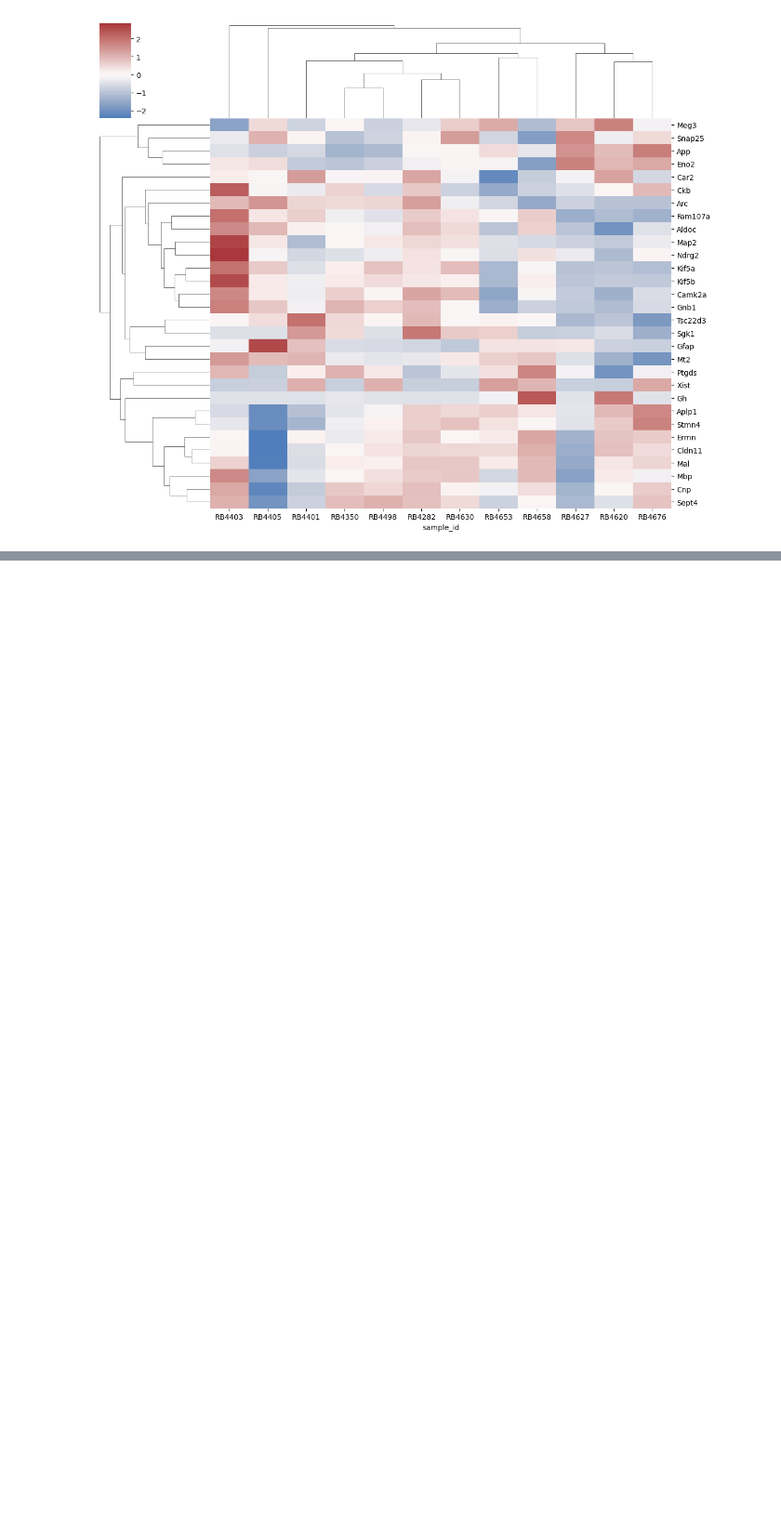
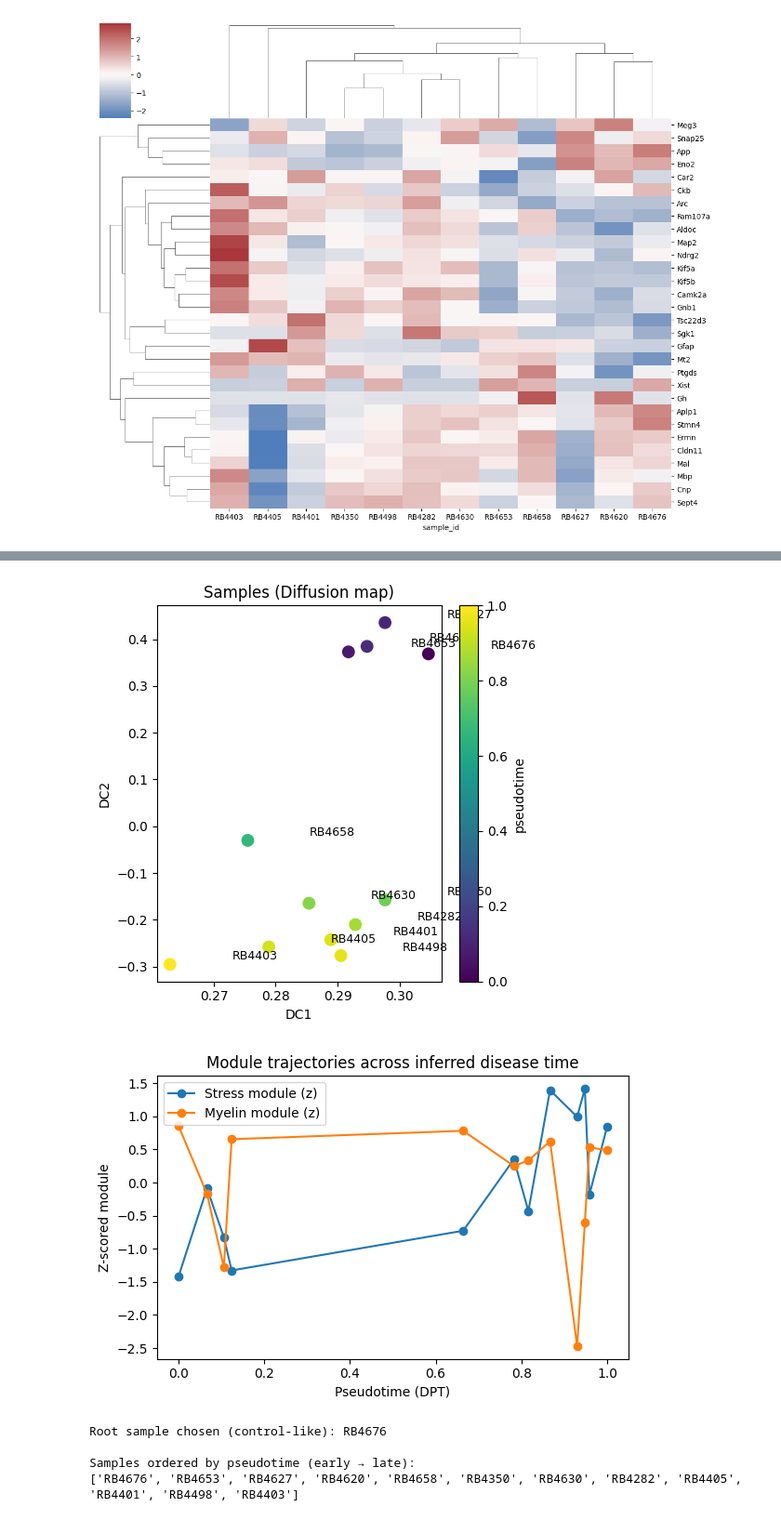
Before and after one commit to christoffermattssonlangseth/oligo-mtDSB, a Jupyter notebook: notebooks/5_tissue_wide_expression_differences.ipynb, the cells around one changed output, grey strips where cells are left out. Shown at 93% size. Cells and saved outputs as stored; diff of their text form; code cells hidden in the pictures; blank space fills up the shorter version.

```diff
--- a/notebooks/5_tissue_wide_expression_differences.ipynb
+++ b/notebooks/5_tissue_wide_expression_differences.ipynb
@@ -374,0 +440,43 @@ plt.show()
+# %%
+# diffusion components scatter
+import matplotlib.pyplot as plt
+X = adata_pb.obsm["X_diffmap"][:, :2]
+plt.figure(figsize=(5,5))
+sc = plt.scatter(X[:,0], X[:,1], c=adata_pb.obs["dpt_pseudotime"], s=80)
+for i, sid in enumerate(adata_pb.obs_names):
+    plt.text(X[i,0]+0.01, X[i,1]+0.01, sid, fontsize=9)
+plt.xlabel("DC1"); plt.ylabel("DC2"); plt.title("Samples (Diffusion map)")
+plt.colorbar(sc, label="pseudotime")
+plt.tight_layout(); plt.show()
+
+# ---------- 5) module trends along pseudotime ----------
+# align to pseudotime order
+order = adata_pb.obs["dpt_pseudotime"].sort_values().index
+stress_aligned = stress_score_pb.loc[order]
+myelin_aligned = myelin_score_pb.loc[order]
+ptime = adata_pb.obs.loc[order, "dpt_pseudotime"]
+
+plt.figure(figsize=(6,4))
+plt.plot(ptime.values, (stress_aligned - stress_aligned.mean())/stress_aligned.std(), marker='o', label="Stress module (z)")
+plt.plot(ptime.values, (myelin_aligned - myelin_aligned.mean())/myelin_aligned.std(), marker='o', label="Myelin module (z)")
+plt.xlabel("Pseudotime (DPT)"); plt.ylabel("Z-scored module")
+plt.title("Module trajectories across inferred disease time")
+plt.legend(); plt.tight_layout(); plt.show()
+
+# ---------- 6) handy outputs ----------
+print("\nRoot sample chosen (control-like):", root_sample)
+print("\nSamples ordered by pseudotime (early → late):")
+print(list(order))
+
+# also store results for downstream
+adata_pb.obs["stress_score"] = stress_score_pb
+adata_pb.obs["myelin_score"] = myelin_score_pb
+# save if you want
+# adata_pb.write_h5ad("samples_pseudotime.h5ad", compression="gzip")
+# %% [output]
+[figure, added]
+[figure, added]
+Root sample chosen (control-like): RB4676
+
+Samples ordered by pseudotime (early → late):
+['RB4676', 'RB4653', 'RB4627', 'RB4620', 'RB4658', 'RB4350', 'RB4630', 'RB4282', 'RB4405', 'RB4401', 'RB4498', 'RB4403']
```
Also changed, not shown: parts of 10 cells of this notebook, 2 other files.
